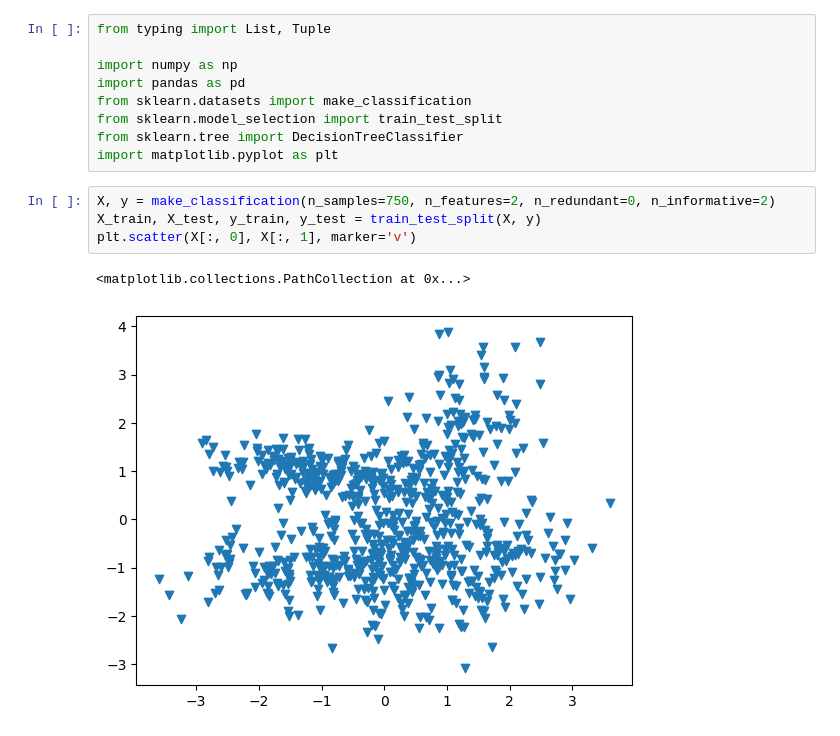
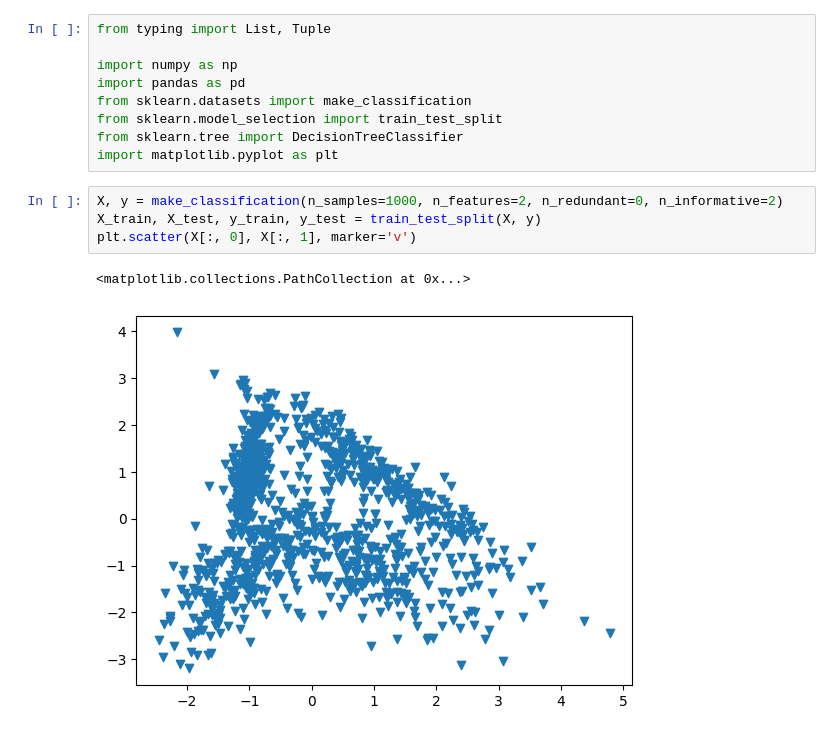
Before and after one commit to kvufee/ds_ml-learning, a Jupyter notebook: decision_tree_class/dec_tree.ipynb, the cells around one changed output. Drawn from its saved outputs; the diff is of its cells as text.

```diff
--- a/decision_tree_class/dec_tree.ipynb
+++ b/decision_tree_class/dec_tree.ipynb
@@ -8,9 +8,9 @@ from sklearn.model_selection import train_test_split
 from sklearn.tree import DecisionTreeClassifier
 import matplotlib.pyplot as plt
 # %%
-X, y = make_classification(n_samples=750, n_features=2, n_redundant=0, n_informative=2)
+X, y = make_classification(n_samples=1000, n_features=2, n_redundant=0, n_informative=2)
 X_train, X_test, y_train, y_test = train_test_split(X, y)
 plt.scatter(X[:, 0], X[:, 1], marker='v')
 # %% [output]
 <matplotlib.collections.PathCollection at 0x...>
-[figure, old version]
+[figure, new version]
```
Also changed, not shown: parts of 3 cells of this notebook.
